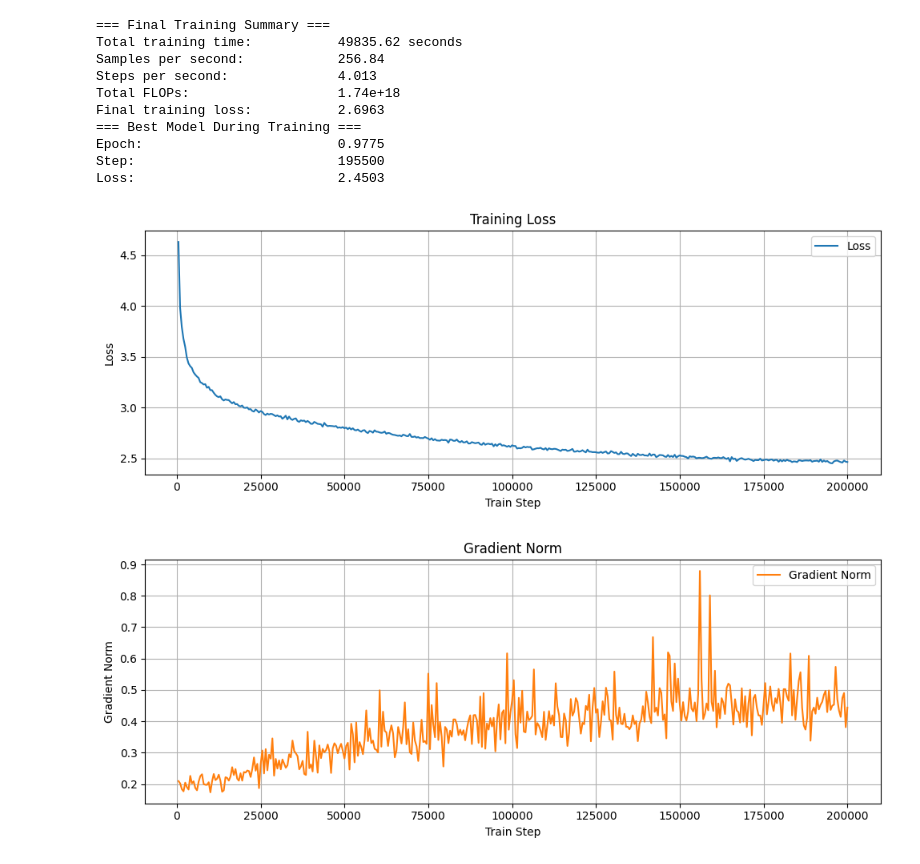
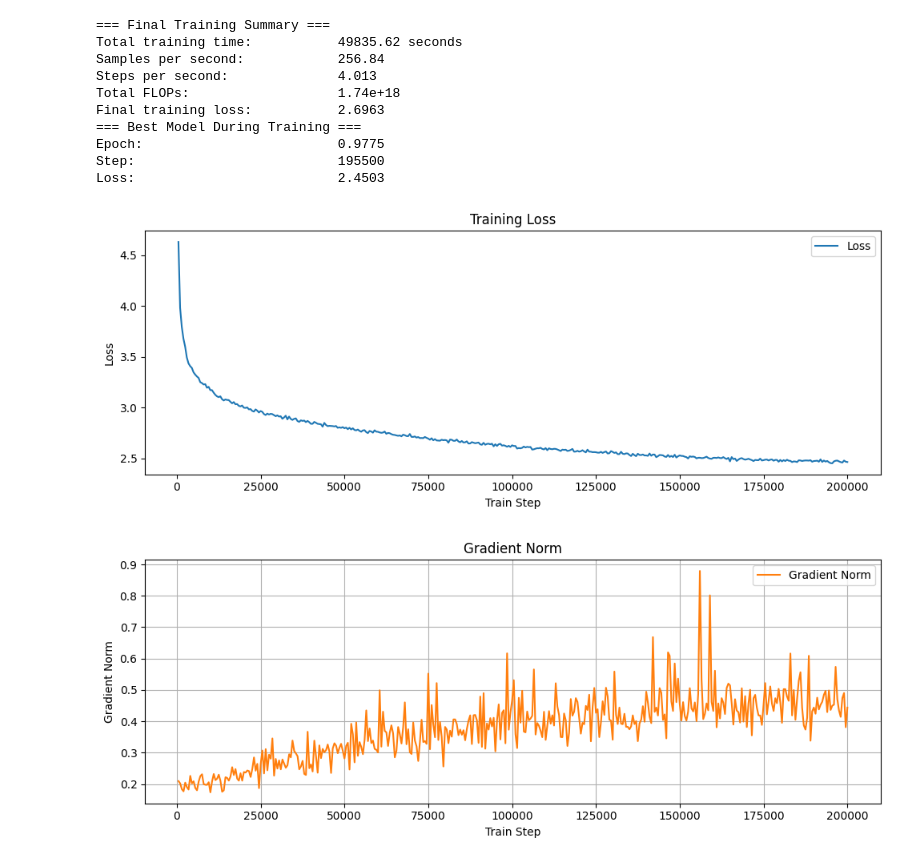
Before and after one commit to GiuliaGhisolfi/TimeSeriesForecastingFoundationModels, a Jupyter notebook: notebooks/chronos_results/chronos_small_results.ipynb, the cells around one changed output. Saved outputs shown, nothing was run; the diff lists cells and outputs as text; code cells hidden in the pictures.

```diff
--- a/chronos_small_results.ipynb
+++ b/notebooks/chronos_results/chronos_small_results.ipynb
@@ -50,16 +50,17 @@ learning_rates = [entry["learning_rate"] for entry in training_logs]
 # %%
 # Plot: Loss vs. Epoch
 plt.figure(figsize=(10, 4))
 plt.plot(steps, losses, label="Loss", color="tab:blue")
 plt.xlabel("Train Step")
 plt.ylabel("Loss")
 plt.title("Training Loss")
-plt.grid(True)
+#plt.grid(True)
 plt.legend()
 plt.tight_layout()
+plt.savefig(f"figures/learning_curve_chronos_bolt_small.pdf")
 plt.show()
 # %% [output]
-[figure, old version]
+[figure, new version]
 # %%
 # Plot: Gradient Norm vs. Epoch
 plt.figure(figsize=(10, 4))
```
Also changed, not shown: parts of 1 cell of this notebook, 44 other files.
